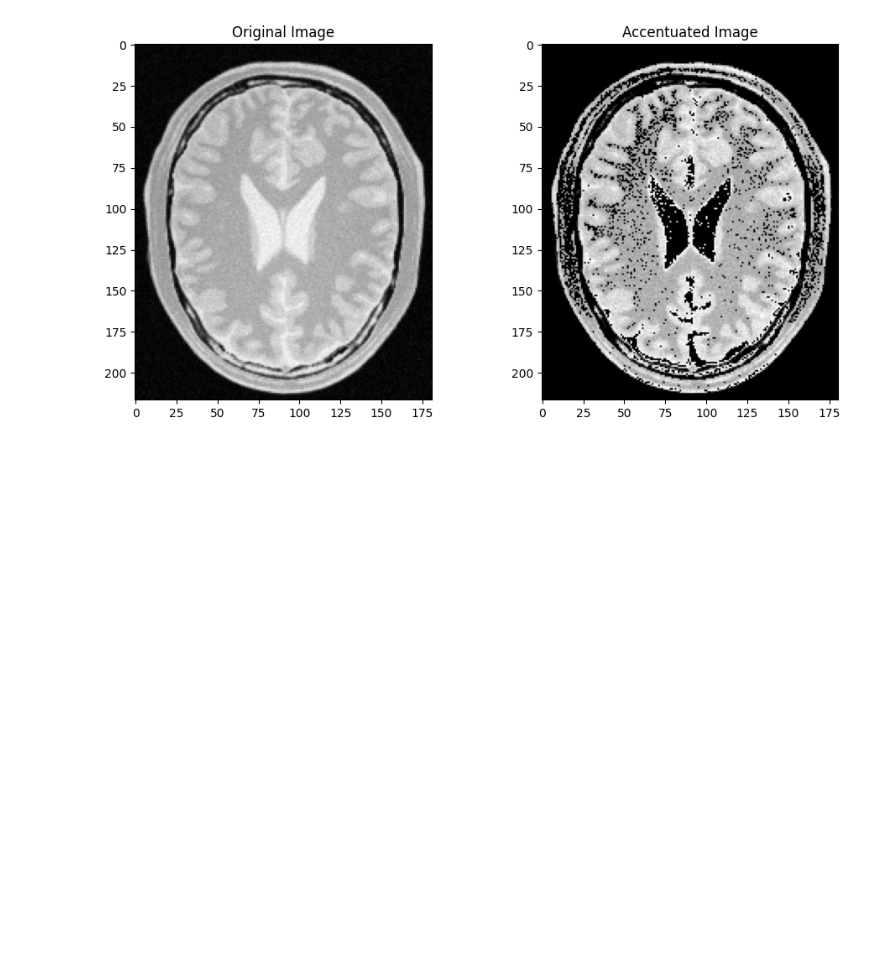
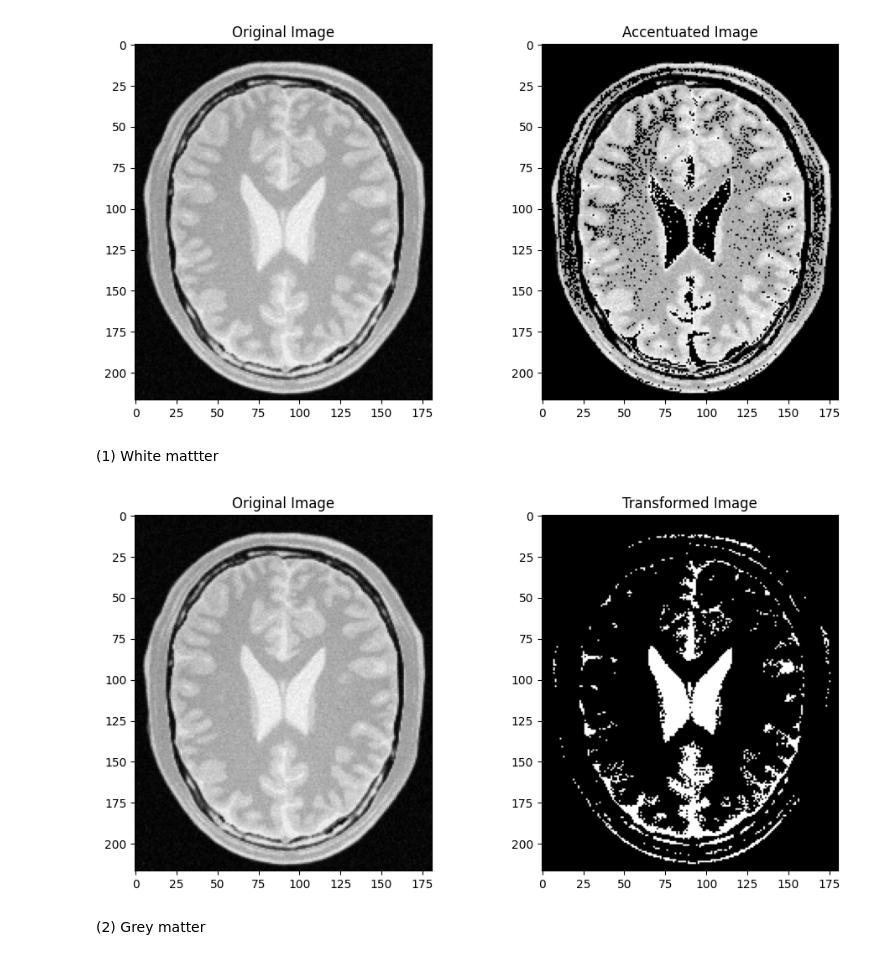
Before and after one commit to PrabashwaraBBWijesekara/Intensity_Transformation_and_Neighborhood_Filtering, a Jupyter notebook: assigment_1.ipynb, the cells around one changed output. Cells and saved outputs as stored; diff of their text form; code cells hidden in the pictures; blank space fills up the shorter version.

```diff
--- a/assigment_1.ipynb
+++ b/assigment_1.ipynb
@@ -105,3 +105,51 @@ plt.tight_layout()
 plt.show()
 # %% [output]
 [figure]
+# %% [markdown]
+(1)  White mattter
+# %%
+import cv2
+import numpy as np
+import matplotlib.pyplot as plt
+
+def piecewise_linear_transform(image, breakpoints, slopes):
+
+    # Create a lookup table for the transformation
+    lookup_table = np.zeros(256, dtype=np.uint8)
+
+    for i in range(len(breakpoints) - 1):
+        start, end = breakpoints[i], breakpoints[i+1]
+        slope = slopes[i]
+        lookup_table[start:end] = np.clip(np.arange(start, end) * slope, 0, 255)
+
+    # Apply the transformation using the lookup table
+    transformed_image = cv2.LUT(image, lookup_table)
+    return transformed_image
+
+# Load an example image
+image_path = "D:\semester 5\\assignment 1\BrainProtonDensitySlice9.png"
+original_image = cv2.imread(image_path, cv2.IMREAD_GRAYSCALE)
+
+# Define the piecewise transformation parameters
+breakpoints = [0, 204, 255]
+slopes = [0,255]
+
+# Apply the piecewise linear transformation
+transformed_image = piecewise_linear_transform(original_image, breakpoints, slopes)
+
+# Display the original and transformed images using matplotlib
+plt.figure(figsize=(10, 5))
+plt.subplot(1, 2, 1)
+plt.imshow(original_image, cmap='gray')
+plt.title("Original Image")
+
+plt.subplot(1, 2, 2)
+plt.imshow(transformed_image, cmap='gray')
+plt.title("Transformed Image")
+
+plt.tight_layout()
+plt.show()
+# %% [output]
+[figure, added]
+# %% [markdown]
+(2) Grey matter
```
Also changed, not shown: parts of 1 cell of this notebook.
